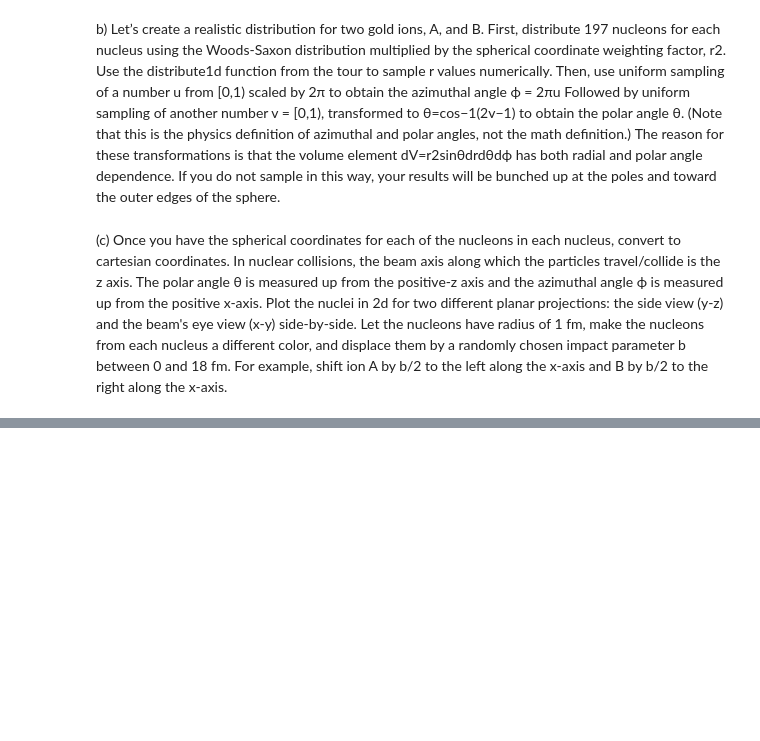
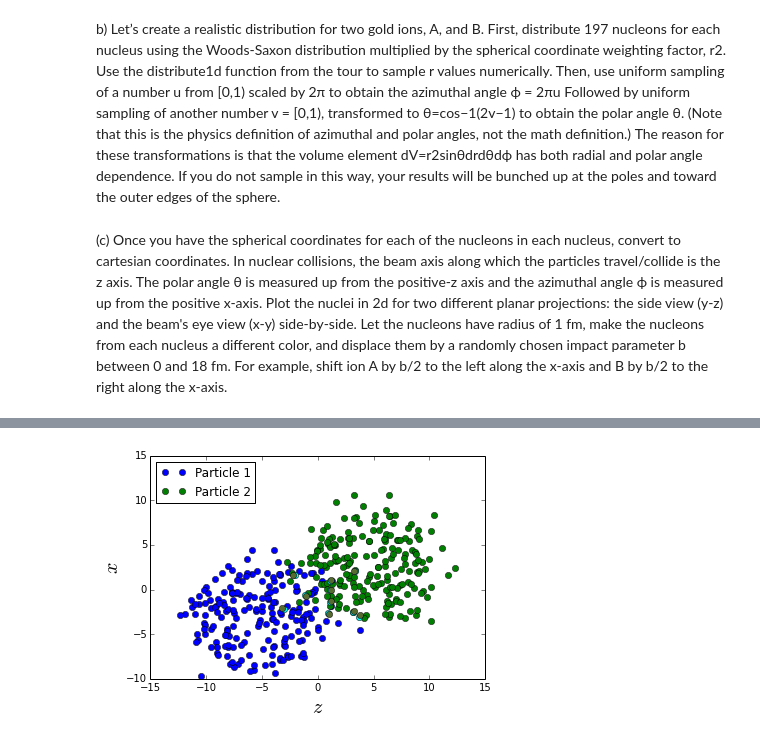
Before and after one commit to eizaguir/PHYS202-S14, a Jupyter notebook: SciPy/RandomAndMCExercises.ipynb, the cells around one changed output, grey strips where cells are left out. Saved outputs shown, nothing was run; the diff lists cells and outputs as text; code cells hidden in the pictures; blank space fills up the shorter version.

```diff
--- a/SciPy/RandomAndMCExercises.ipynb
+++ b/SciPy/RandomAndMCExercises.ipynb
@@ -208,0 +320,4 @@ plt.legend(loc="best")
+# %%
+v2 = interact(Collision2,b=(0,18,.5))
+# %% [output]
+[figure, added]
```
Also changed, not shown: parts of 17 cells of this notebook.
